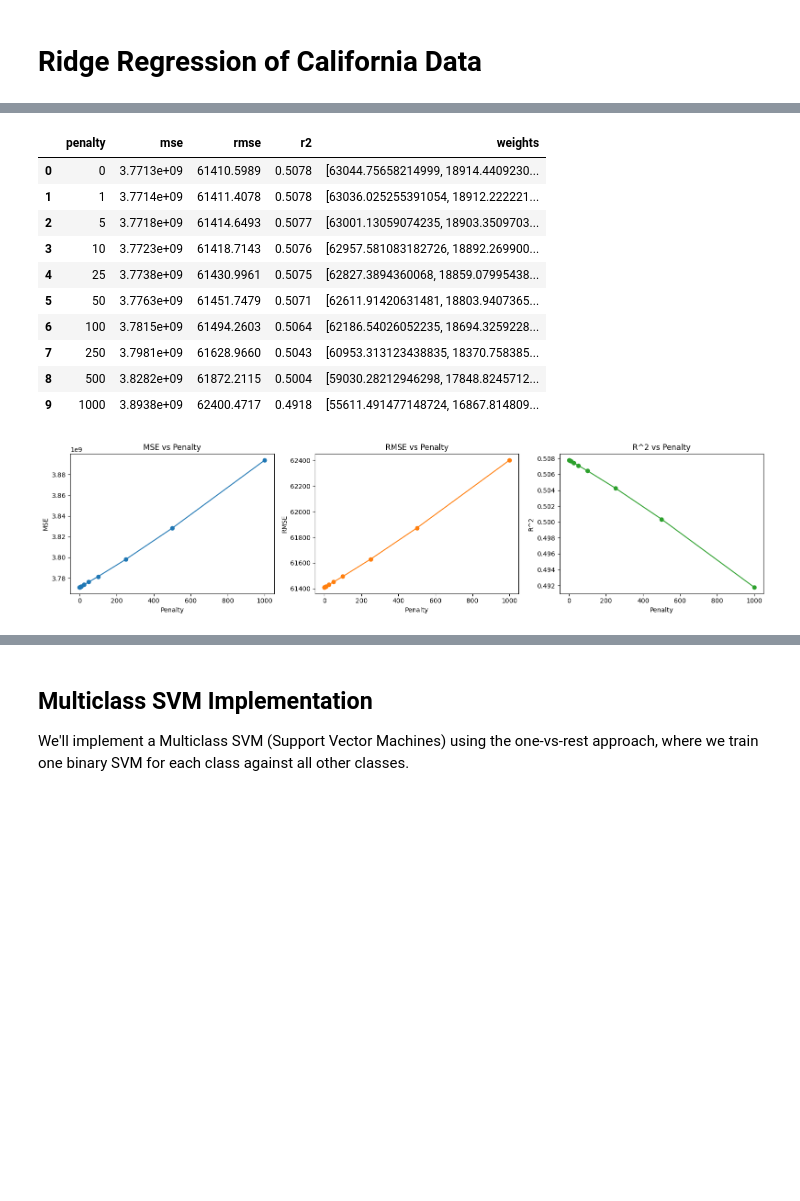
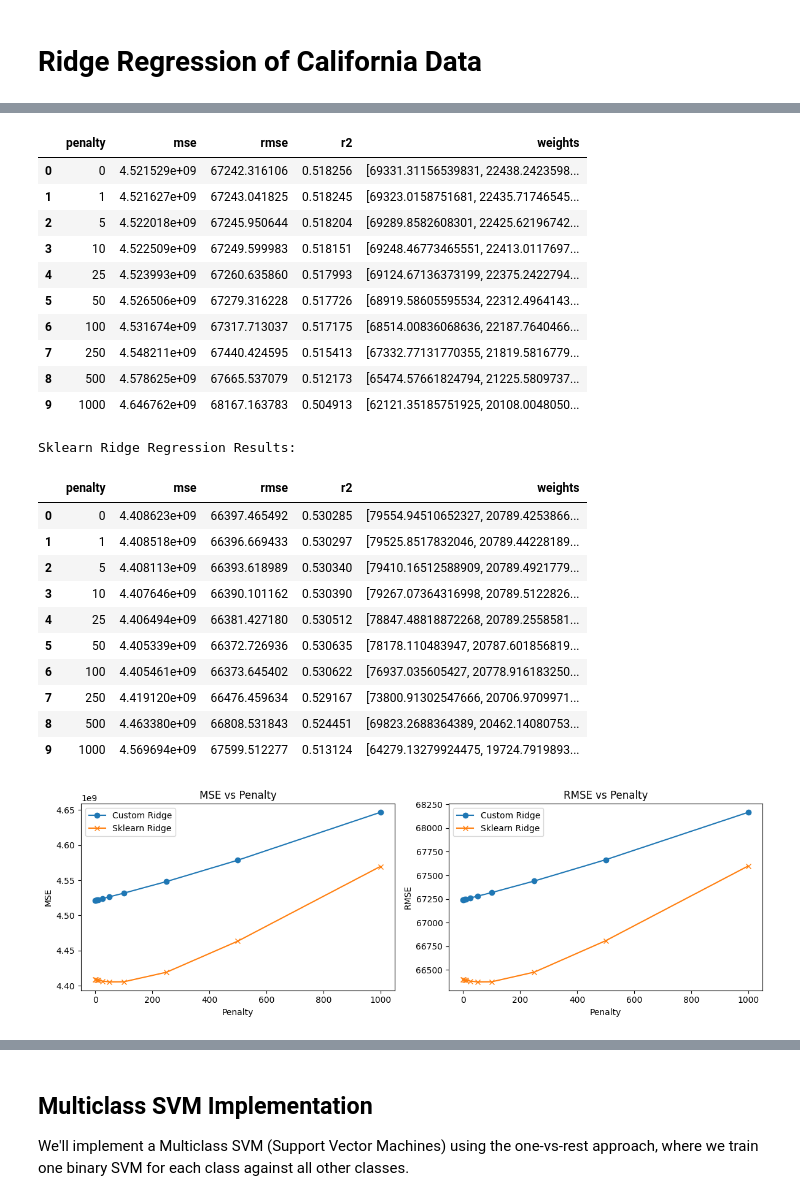
Before and after one commit to LukasKuhz/551git, a Jupyter notebook: A1.ipynb, the cells around one changed output, grey strips where cells are left out. Saved outputs shown, nothing was run; the diff lists cells and outputs as text; code cells hidden in the pictures; blank space fills up the shorter version.

Commit message:
Finalize Ridge/Lasso analysis, add sklearn comparisons, fix data cleaning

```diff
--- a/A1.ipynb
+++ b/A1.ipynb
@@ -193,6 +191,9 @@ plt.show()
 housing_clean = housing[housing["median_house_value"] < 500000].copy()
 print(f"Rows before removal: {housing.shape[0]}")
 print(f"Rows after removal: {housing_clean.shape[0]}")
+# Replace zero values in total_bedrooms with mean
+mean_total_bedrooms = housing_clean.loc[housing_clean["total_bedrooms"] != 0, "total_bedrooms"].mean()
+housing_clean.loc[housing_clean["total_bedrooms"] == 0, "total_bedrooms"] = mean_total_bedrooms
 
 # Further cleaning: keep rows within 3 standard deviations for selected features
 features_to_filter = ["median_income", "total_rooms", "total_bedrooms", "population", "households"]
@@ -414,8 +347,8 @@ from sklearn.preprocessing import StandardScaler
 features = ["median_income", "housing_median_age", "total_rooms", "total_bedrooms", "population", "households"]
 target = "median_house_value"
 
-X = housing_box_clean[features].values
-Y = housing_box_clean[target].values
+X = housing_clean[features].values
+Y = housing_clean[target].values
 
 # Train/test split (70/30, random_state=42)
 X_train, X_test, Y_train, Y_test = train_test_split(X, Y, test_size=0.3, random_state=42)
@@ -458,10 +391,13 @@ Coefficients: [ 62186.54026052  18694.32592286 -17277.66779316  21417.70728813
 # %%
 # Extended Ridge Regression analysis: more penalties, RMSE, R^2
 import matplotlib.pyplot as plt
+from sklearn.linear_model import Ridge
 
 penalties = [0, 1, 5, 10, 25, 50, 100, 250, 500, 1000]
 results = []
+results_sklearn = []
 for penalty in penalties:
+    # Custom Ridge Regression
     model = RidgeRegression(learning_rate=0.01, iterations=1000, penalty=penalty)
     model.fit(X_train_scaled, Y_train)
     Y_pred = model.predict(X_test_scaled)
@@ -469,28 +405,40 @@ for penalty in penalties:
     rmse = np.sqrt(mse)
     r2 = 1 - mse / np.var(Y_test)
     results.append({"penalty": penalty, "mse": mse, "rmse": rmse, "r2": r2, "weights": model.weights.copy()})
-    print(f"Penalty: {penalty}, MSE: {mse:.2f}, RMSE: {rmse:.2f}, R^2: {r2:.4f}")
-    print(f"Coefficients: {model.weights}")
+    print(f"Custom Ridge - Penalty: {penalty}, MSE: {mse:.2f}, RMSE: {rmse:.2f}, R^2: {r2:.4f}")
+    # Sklearn Ridge Regression
+    skl_model = Ridge(alpha=penalty, max_iter=1000)
+    skl_model.fit(X_train_scaled, Y_train)
+    Y_pred_skl = skl_model.predict(X_test_scaled)
+    mse_skl = np.mean((Y_test - Y_pred_skl) ** 2)
+    rmse_skl = np.sqrt(mse_skl)
+    r2_skl = skl_model.score(X_test_scaled, Y_test)
+    results_sklearn.append({"penalty": penalty, "mse": mse_skl, "rmse": rmse_skl, "r2": r2_skl, "weights": skl_model.coef_.copy()})
+    print(f"Sklearn Ridge - Penalty: {penalty}, MSE: {mse_skl:.2f}, RMSE: {rmse_skl:.2f}, R^2: {r2_skl:.4f}")
 
 # Display summary of results
 import pandas as pd
 summary = pd.DataFrame(results)
+summary_skl = pd.DataFrame(results_sklearn)
+print("Custom Ridge Regression Results:")
 display(summary)
+print("Sklearn Ridge Regression Results:")
+display(summary_skl)
 
-# Plot MSE, RMSE, R^2 vs penalty
-fig, axs = plt.subplots(1, 3, figsize=(16, 4))
-axs[0].plot(summary["penalty"], summary["mse"], marker='o')
+# Plot comparison of MSE and RMSE for custom vs sklearn Ridge
+fig, axs = plt.subplots(1, 2, figsize=(12, 4))
+axs[0].plot(summary["penalty"], summary["mse"], marker='o', label='Custom Ridge')
+axs[0].plot(summary_skl["penalty"], summary_skl["mse"], marker='x', label='Sklearn Ridge')
 axs[0].set_title("MSE vs Penalty")
 axs[0].set_xlabel("Penalty")
 axs[0].set_ylabel("MSE")
-axs[1].plot(summary["penalty"], summary["rmse"], marker='o', color='tab:orange')
+axs[0].legend()
+axs[1].plot(summary["penalty"], summary["rmse"], marker='o', label='Custom Ridge')
+axs[1].plot(summary_skl["penalty"], summary_skl["rmse"], marker='x', label='Sklearn Ridge')
 axs[1].set_title("RMSE vs Penalty")
 axs[1].set_xlabel("Penalty")
 axs[1].set_ylabel("RMSE")
-axs[2].plot(summary["penalty"], summary["r2"], marker='o', color='tab:green')
-axs[2].set_title("R^2 vs Penalty")
-axs[2].set_xlabel("Penalty")
-axs[2].set_ylabel("R^2")
+axs[1].legend()
 plt.tight_layout()
 plt.show()
 # %% [output]
@@ -514,15 +462,27 @@ Coefficients: [ 55611.49147715  16867.81480915  -9490.88589032  15516.67185788
 |  | penalty | mse | rmse | r2 | weights |
-| 0 | 0 | 3.7713e+09 | 61410.5989 | 0.5078 | [63044.75658214999, 18914.4409230... |
-| 1 | 1 | 3.7714e+09 | 61411.4078 | 0.5078 | [63036.025255391054, 18912.222221... |
-| 2 | 5 | 3.7718e+09 | 61414.6493 | 0.5077 | [63001.13059074235, 18903.3509703... |
-| 3 | 10 | 3.7723e+09 | 61418.7143 | 0.5076 | [62957.581083182726, 18892.269900... |
-| 4 | 25 | 3.7738e+09 | 61430.9961 | 0.5075 | [62827.3894360068, 18859.07995438... |
-| 5 | 50 | 3.7763e+09 | 61451.7479 | 0.5071 | [62611.91420631481, 18803.9407365... |
-| 6 | 100 | 3.7815e+09 | 61494.2603 | 0.5064 | [62186.54026052235, 18694.3259228... |
-| 7 | 250 | 3.7981e+09 | 61628.9660 | 0.5043 | [60953.313123438835, 18370.758385... |
-| 8 | 500 | 3.8282e+09 | 61872.2115 | 0.5004 | [59030.28212946298, 17848.8245712... |
-| 9 | 1000 | 3.8938e+09 | 62400.4717 | 0.4918 | [55611.491477148724, 16867.814809... |
+| 0 | 0 | 4.521529e+09 | 67242.316106 | 0.518256 | [69331.31156539831, 22438.2423598... |
+| 1 | 1 | 4.521627e+09 | 67243.041825 | 0.518245 | [69323.0158751681, 22435.71746545... |
+| 2 | 5 | 4.522018e+09 | 67245.950644 | 0.518204 | [69289.8582608301, 22425.62196742... |
+| 3 | 10 | 4.522509e+09 | 67249.599983 | 0.518151 | [69248.46773465551, 22413.0117697... |
+| 4 | 25 | 4.523993e+09 | 67260.635860 | 0.517993 | [69124.67136373199, 22375.2422794... |
+| 5 | 50 | 4.526506e+09 | 67279.316228 | 0.517726 | [68919.58605595534, 22312.4964143... |
+| 6 | 100 | 4.531674e+09 | 67317.713037 | 0.517175 | [68514.00836068636, 22187.7640466... |
+| 7 | 250 | 4.548211e+09 | 67440.424595 | 0.515413 | [67332.77131770355, 21819.5816779... |
+| 8 | 500 | 4.578625e+09 | 67665.537079 | 0.512173 | [65474.57661824794, 21225.5809737... |
+| 9 | 1000 | 4.646762e+09 | 68167.163783 | 0.504913 | [62121.35185751925, 20108.0048050... |
+Sklearn Ridge Regression Results:
+|  | penalty | mse | rmse | r2 | weights |
+| 0 | 0 | 4.408623e+09 | 66397.465492 | 0.530285 | [79554.94510652327, 20789.4253866... |
+| 1 | 1 | 4.408518e+09 | 66396.669433 | 0.530297 | [79525.8517832046, 20789.44228189... |
+| 2 | 5 | 4.408113e+09 | 66393.618989 | 0.530340 | [79410.16512588909, 20789.4921779... |
+| 3 | 10 | 4.407646e+09 | 66390.101162 | 0.530390 | [79267.07364316998, 20789.5122826... |
+| 4 | 25 | 4.406494e+09 | 66381.427180 | 0.530512 | [78847.48818872268, 20789.2558581... |
+| 5 | 50 | 4.405339e+09 | 66372.726936 | 0.530635 | [78178.110483947, 20787.601856819... |
+| 6 | 100 | 4.405461e+09 | 66373.645402 | 0.530622 | [76937.035605427, 20778.916183250... |
+| 7 | 250 | 4.419120e+09 | 66476.459634 | 0.529167 | [73800.91302547666, 20706.9709971... |
+| 8 | 500 | 4.463380e+09 | 66808.531843 | 0.524451 | [69823.2688364389, 20462.14080753... |
+| 9 | 1000 | 4.569694e+09 | 67599.512277 | 0.513124 | [64279.13279924475, 19724.7919893... |
-[figure, old version]
+[figure, new version]
 # %%
 # Compare RMSE to standard deviation of target (Y_test)
 std_y_test = np.std(Y_test)
```
Also changed, not shown: parts of 15 cells of this notebook.
